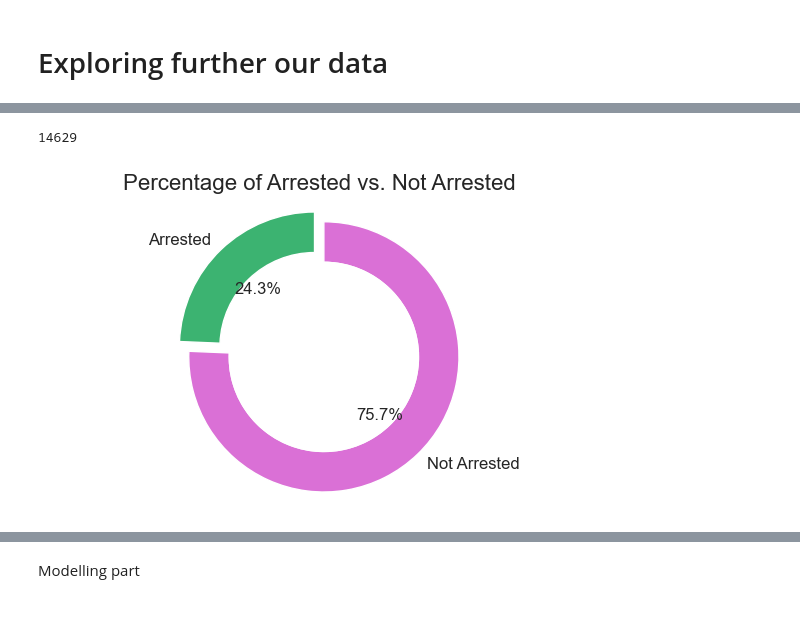
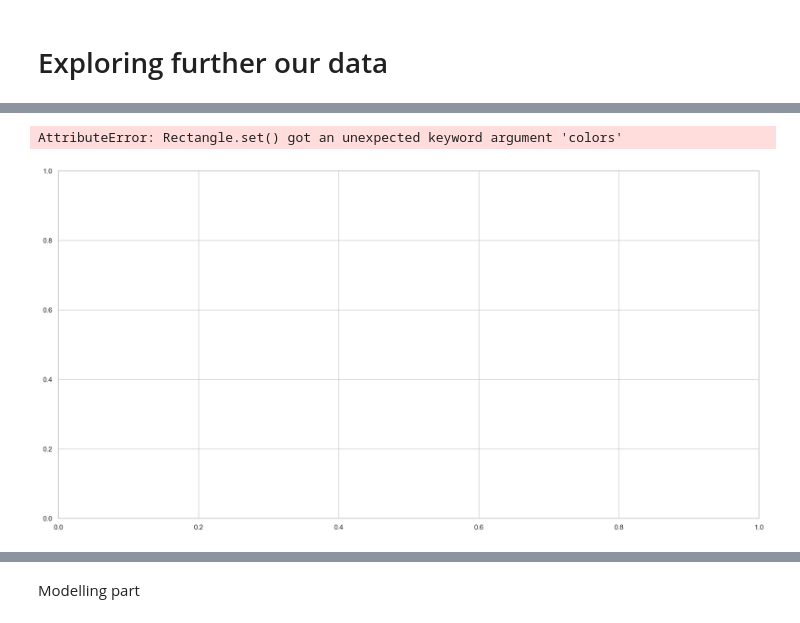
Before and after one commit to Allan-Kipkemei/Dsc-phase-3-project, a Jupyter notebook: code_checkpoints/main.ipynb, the cells around one changed output, grey strips where cells are left out. Cells and saved outputs as stored; diff of their text form; code cells hidden in the pictures.

```diff
--- a/code_checkpoints/main.ipynb
+++ b/code_checkpoints/main.ipynb
@@ -273,34 +313,37 @@ plt.show()
-# %%
-import matplotlib.pyplot as plt
-
-# Calculate the sizes for arrested and not arrested
-arrested_count = df['Stop Resolution'].sum()
-print(arrested_count)
-total_count = len(df['Stop Resolution'])
-not_arrested_count = total_count - arrested_count
-
-# Calculate percentages
-arrested_percent = (arrested_count / total_count) * 100
-not_arrested_percent = (not_arrested_count / total_count) * 100
-
-# Define data for the donut plot
-sizes = [arrested_percent, not_arrested_percent]
-labels = ['Arrested', 'Not Arrested']
-colors = ['mediumseagreen', 'orchid']
-explode = (0.1, 0)
-
-# Create the donut plot
-fig, ax = plt.subplots(figsize=(7, 4))
-ax.pie(sizes, explode=explode, labels=labels, colors=colors, autopct='%1.1f%%', startangle=90, wedgeprops=dict(width=0.3), textprops={'fontsize': 12})
-
-# Add a circle at the center to transform it into a donut plot
-centre_circle = plt.Circle((0,0),0.70,fc='white')
-fig.gca().add_artist(centre_circle)
-
-# Equal aspect ratio ensures that pie is drawn as a circle.
-ax.axis('equal')
-plt.title('Percentage of Arrested vs. Not Arrested', fontsize=16)
-plt.show()
-# %% [output]
-14629
-[figure, removed]
+# %%
+# Collect all rows of data were there was an arrest flag, meaning an arrest during the terry stop:
+yes_arrest = df[df['Arrest Flag']=='Y']
+
+# Calculate the percent of arrests made during the terry stop compared to the total number of terry stops per month
+percent_yes= (yes_arrest['Arrest Flag'].groupby(df['Month']).count() /
+              df['Arrest Flag'].groupby(df['Month']).count())*100
+
+# Re-order to be in the correct order by month:
+percent_yes = percent_yes.reindex(["January", "February", "March","April","May","June","July",
+                                   "August","September","October","November","December"])
+# Turn into a dataframe:
+percent_yes = pd.DataFrame(percent_yes)
+
+# Do the same as above for the Stop Resolution column:
+yes_arrest_resolution = df[df['Stop Resolution']==1]
+percent_yes_resolution = (yes_arrest_resolution['Stop Resolution'].groupby(df['Month']).count() /
+                     df['Stop Resolution'].groupby(df['Month']).count())*100
+percent_yes_final = percent_yes_resolution.reindex(["January", "February", "March","April","May","June","July",
+                                                         "August","September","October","November","December"])
+percent_yes_final = pd.DataFrame(percent_yes_final)
+
+# Combine the above 2 dataframes into one dataframe and reset the index column:
+combined_percent_yes = pd.concat([percent_yes,percent_yes_final],axis=1)
+combined_percent_yes.reset_index(inplace=True)
+
+# Create a bar chart comparing the % of arrests during the terry stop vs. % of arrests as a final resolution:
+combined_percent_yes.plot(x='Month',y=["Arrest Flag","Stop Resolution"],kind="bar",figsize=(20,10),
+                          colors=['goldenrod','Mediumseagreen'])
+# Add chart title, labels, and legend
+plt.title('% Of On Site vs. Final Arrests Per Month', fontsize=20)
+plt.xlabel('Month', fontsize=14)
+plt.ylabel('% Arrested', fontsize=14)
+plt.legend(labels=['Arrested On Site','Arrested As Resolution']);
+# %% [output]
+AttributeError: Rectangle.set() got an unexpected keyword argument 'colors'
+[figure, added]
```
Also changed, not shown: parts of 24 cells of this notebook, 14 other files.
